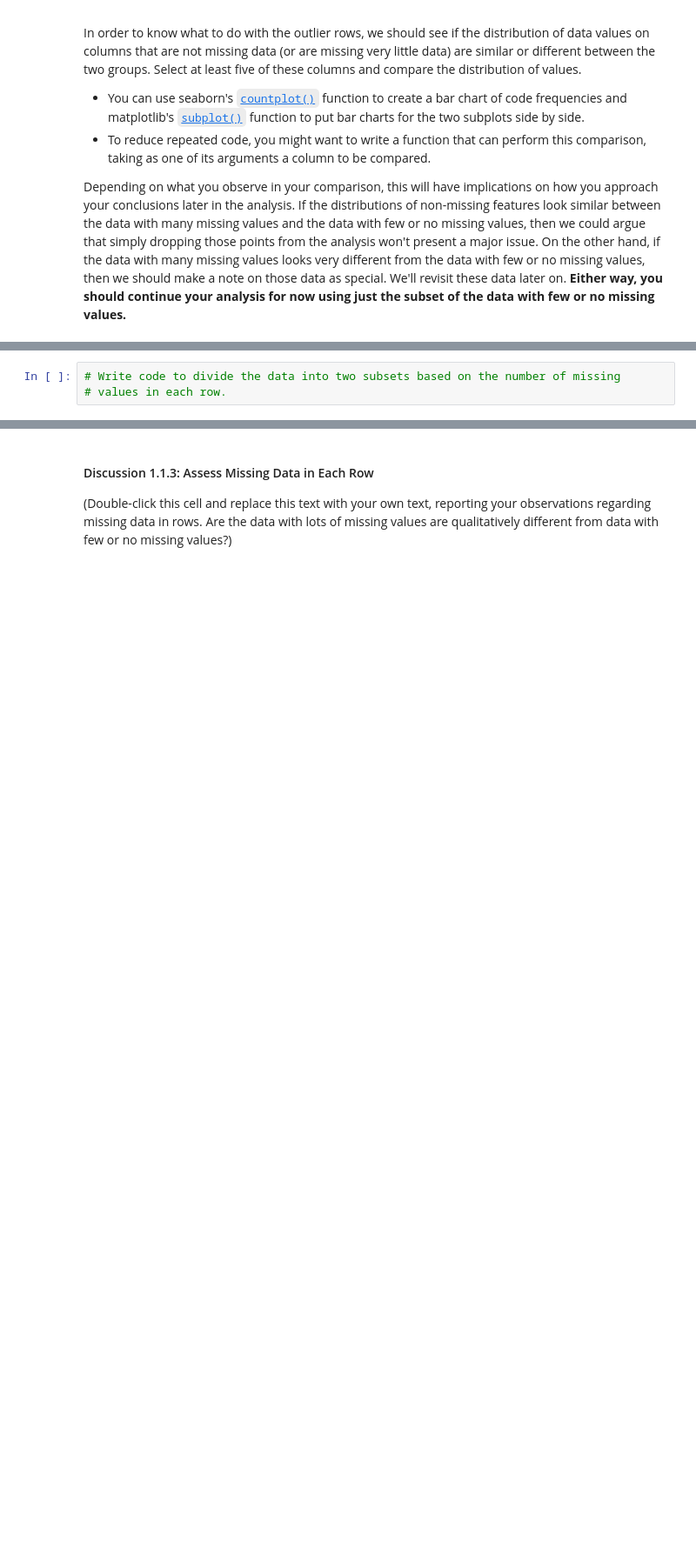
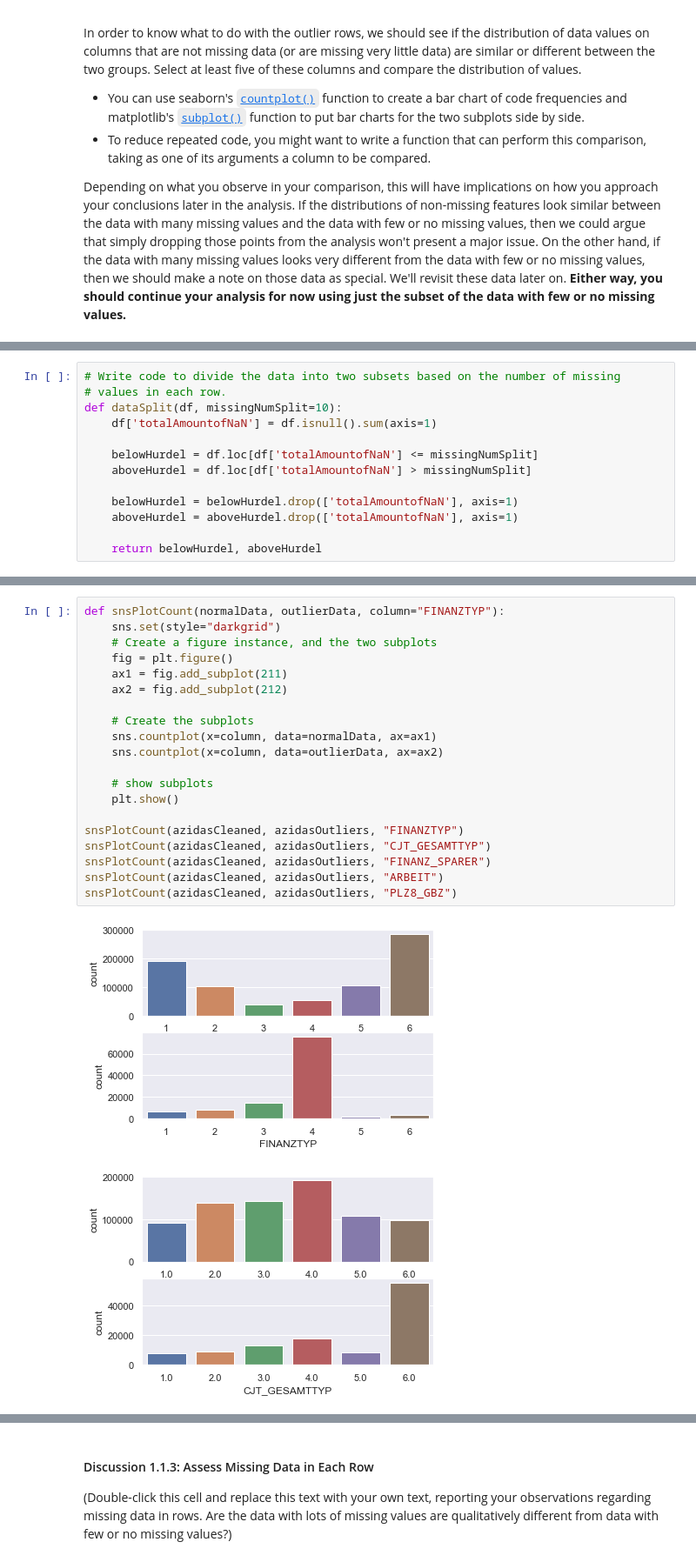
Before and after one commit to sstorm183/Unsupervised-Learning-Project, a Jupyter notebook: Identify_Customer_Segments.ipynb, the cells around one changed output, grey strips where cells are left out. Shown at 87% size. Cells and saved outputs as stored; diff of their text form; blank space fills up the shorter version.

```diff
--- a/Identify_Customer_Segments.ipynb
+++ b/Identify_Customer_Segments.ipynb
@@ -208,6 +213,16 @@ Depending on what you observe in your comparison, this will have implications on
 # %%
 # Write code to divide the data into two subsets based on the number of missing
 # values in each row.
+def dataSplit(df, missingNumSplit=10):
+    df['totalAmountofNaN'] = df.isnull().sum(axis=1)
+
+    belowHurdel = df.loc[df['totalAmountofNaN'] <= missingNumSplit]
+    aboveHurdel = df.loc[df['totalAmountofNaN'] > missingNumSplit]
+
+    belowHurdel = belowHurdel.drop(['totalAmountofNaN'], axis=1)
+    aboveHurdel = aboveHurdel.drop(['totalAmountofNaN'], axis=1)
+
+    return belowHurdel, aboveHurdel
 # %%
 # Compare the distribution of values for at least five columns where there are
 # no or few missing values, between the two subsets.
@@ -213,0 +254,23 @@ Depending on what you observe in your comparison, this will have implications on
+# %%
+def snsPlotCount(normalData, outlierData, column="FINANZTYP"):
+    sns.set(style="darkgrid")
+    # Create a figure instance, and the two subplots
+    fig = plt.figure()
+    ax1 = fig.add_subplot(211)
+    ax2 = fig.add_subplot(212)
+
+    # Create the subplots
+    sns.countplot(x=column, data=normalData, ax=ax1)
+    sns.countplot(x=column, data=outlierData, ax=ax2)
+
+    # show subplots
+    plt.show()
+
+snsPlotCount(azidasCleaned, azidasOutliers, "FINANZTYP")
+snsPlotCount(azidasCleaned, azidasOutliers, "CJT_GESAMTTYP")
+snsPlotCount(azidasCleaned, azidasOutliers, "FINANZ_SPARER")
+snsPlotCount(azidasCleaned, azidasOutliers, "ARBEIT")
+snsPlotCount(azidasCleaned, azidasOutliers, "PLZ8_GBZ")
+# %% [output]
+[figure, added]
+[figure, added]
```
Also changed, not shown: parts of 6 cells of this notebook.
